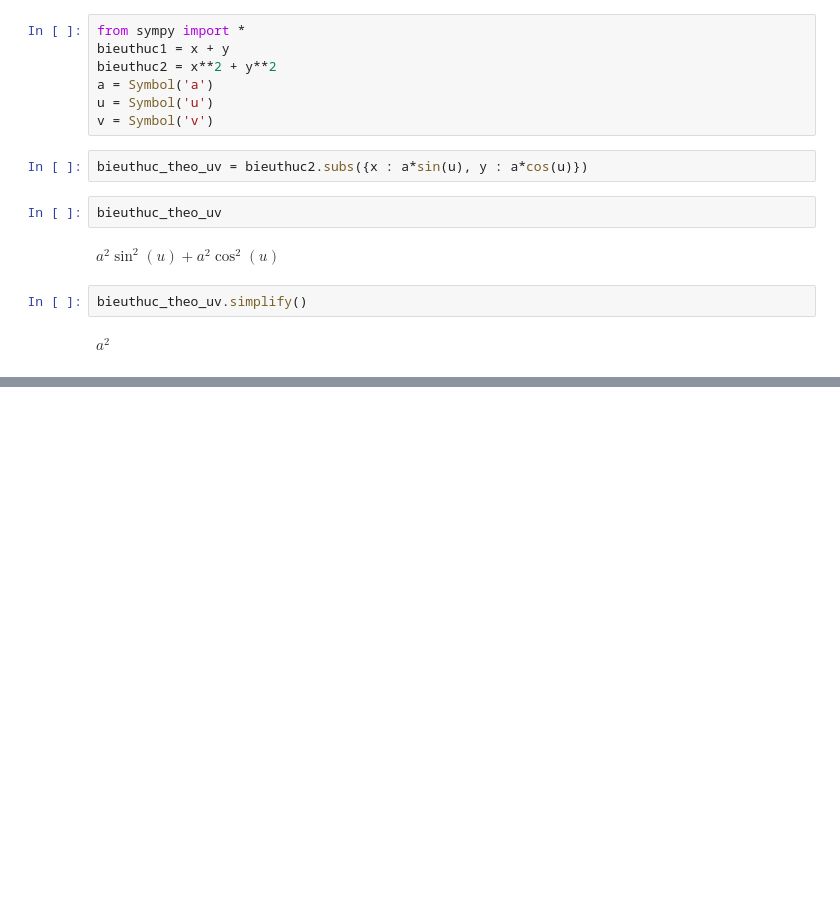
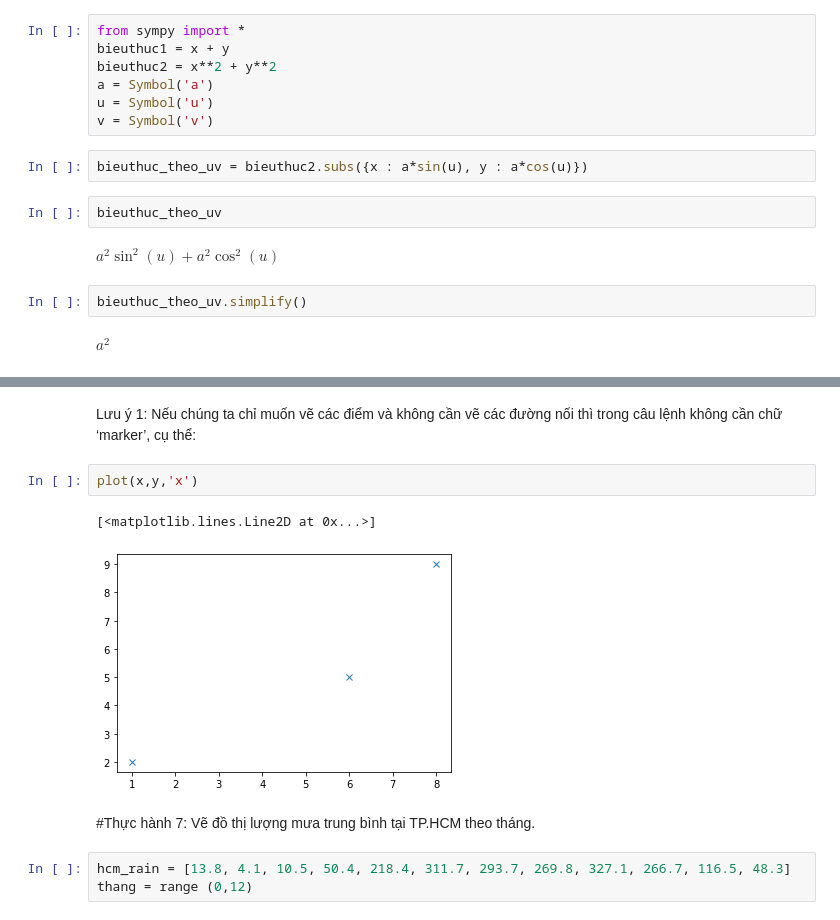
Before and after one commit to Thaitam/ThuchanhtoanCC, a Jupyter notebook: chuong_2.ipynb, the cells around one changed output, grey strips where cells are left out. Saved outputs shown, nothing was run; the diff lists cells and outputs as text; blank space fills up the shorter version.

```diff
--- a/chuong_2.ipynb
+++ b/chuong_2.ipynb
@@ -76,0 +129,13 @@ $\displaystyle a^{2}$
+# %% [markdown]
+Lưu ý 1: Nếu chúng ta chỉ muốn vẽ các điểm và không cần vẽ các đường nối thì trong câu lệnh
+không cần chữ ‘marker’, cụ thể:
+# %%
+plot(x,y,'x')
+# %% [output]
+[<matplotlib.lines.Line2D at 0x...>]
+[figure, added]
+# %% [markdown]
+#Thực hành 7: Vẽ đồ thị lượng mưa trung bình tại TP.HCM theo tháng.
+# %%
+hcm_rain = [13.8, 4.1, 10.5, 50.4, 218.4, 311.7, 293.7, 269.8, 327.1, 266.7, 116.5, 48.3]
+thang = range (0,12)
```
Also changed, not shown: parts of 23 cells of this notebook.
